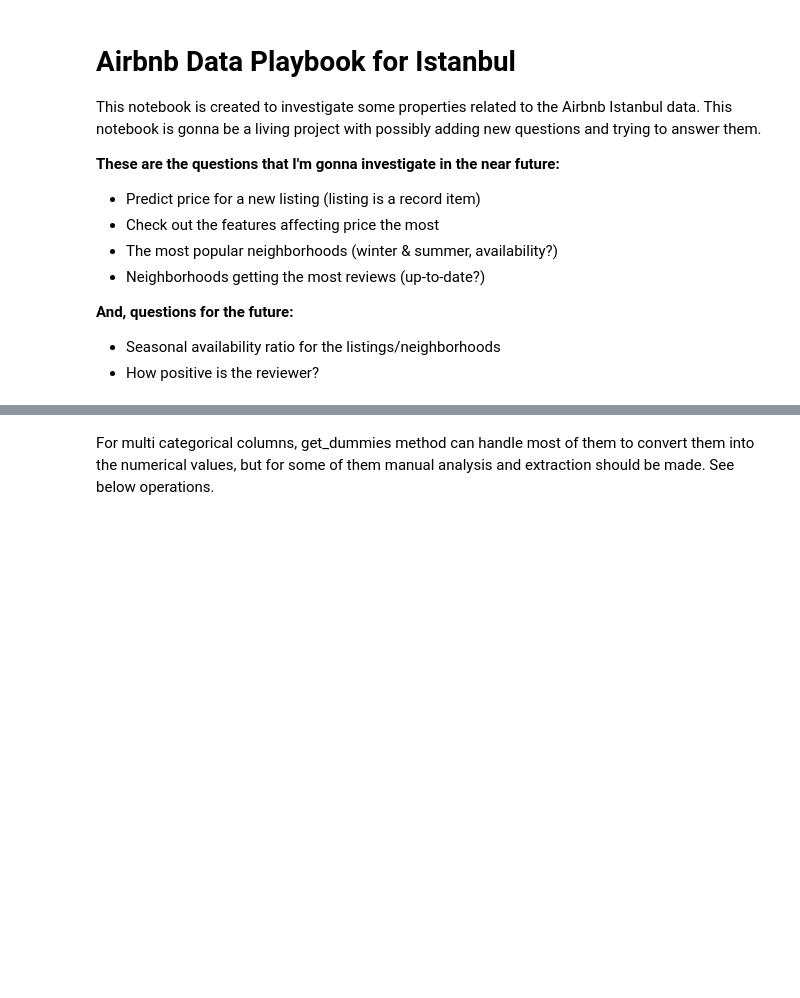
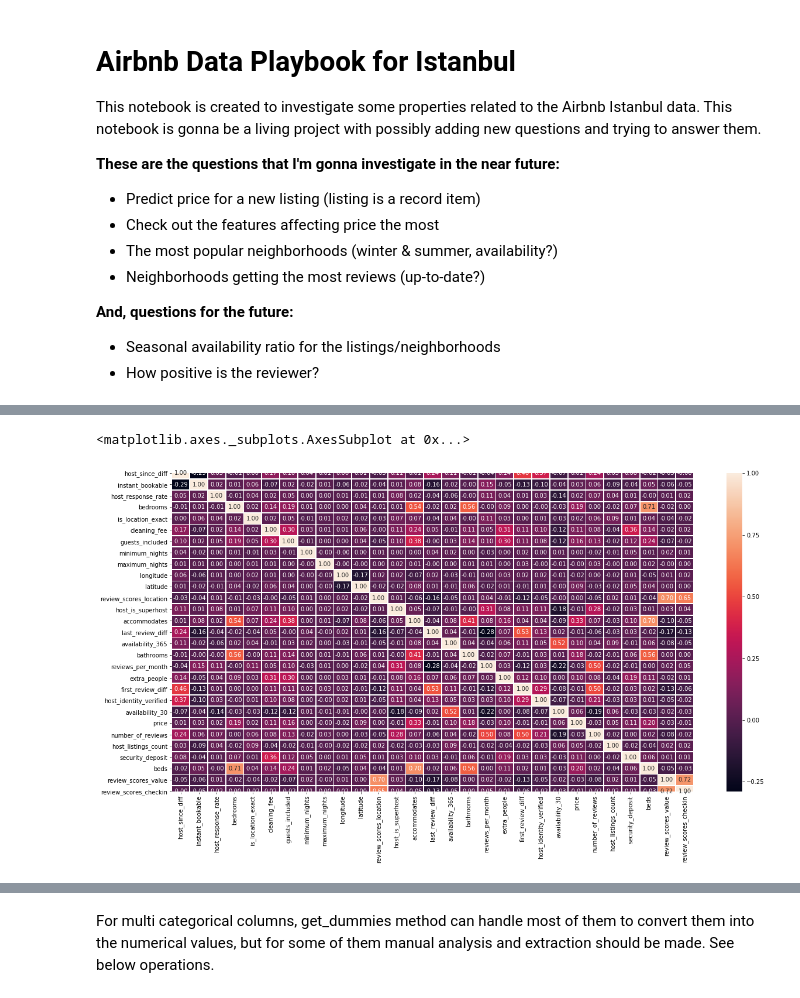
Before and after one commit to kavasoglu/airbnb_istanbul, a Jupyter notebook: airbnb_istanbul-detailed.ipynb, the cells around one changed output, grey strips where cells are left out. Cells and saved outputs as stored; diff of their text form; code cells hidden in the pictures; blank space fills up the shorter version.

```diff
--- a/airbnb_istanbul-detailed.ipynb
+++ b/airbnb_istanbul-detailed.ipynb
@@ -171,0 +493,11 @@ for column in price_columns:
+# %%
+drop_cols = ['availability_60','availability_90','number_of_reviews_ltm','review_scores_cleanliness','review_scores_communication','review_scores_rating','review_scores_accuracy','maximum_minimum_nights','minimum_maximum_nights']
+items.drop(drop_cols,axis=1,inplace=True)
+
+numericals = set(numericals) - set(drop_cols)
+# %%
+plt.figure(figsize = (20,10))
+sns.heatmap(items[numericals].corr(), annot=True, fmt='.2f', linewidths=.8)
+# %% [output]
+<matplotlib.axes._subplots.AxesSubplot at 0x...>
+[figure, added]
```
Also changed, not shown: parts of 127 cells of this notebook, 6 other files.
